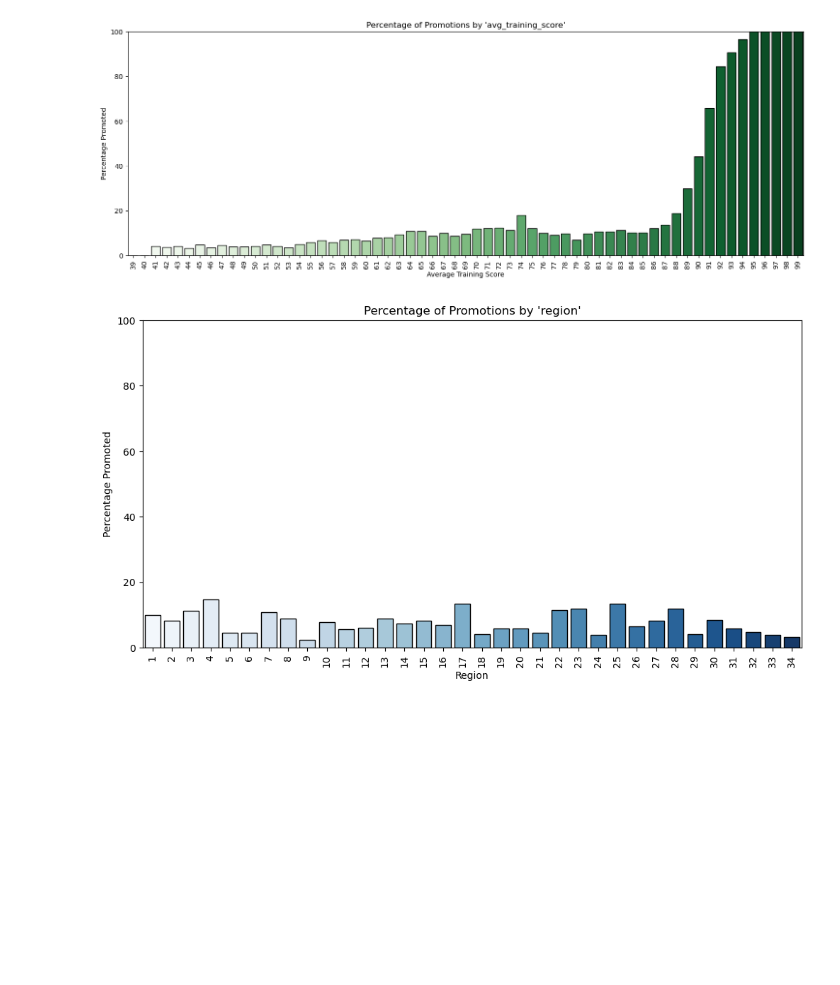
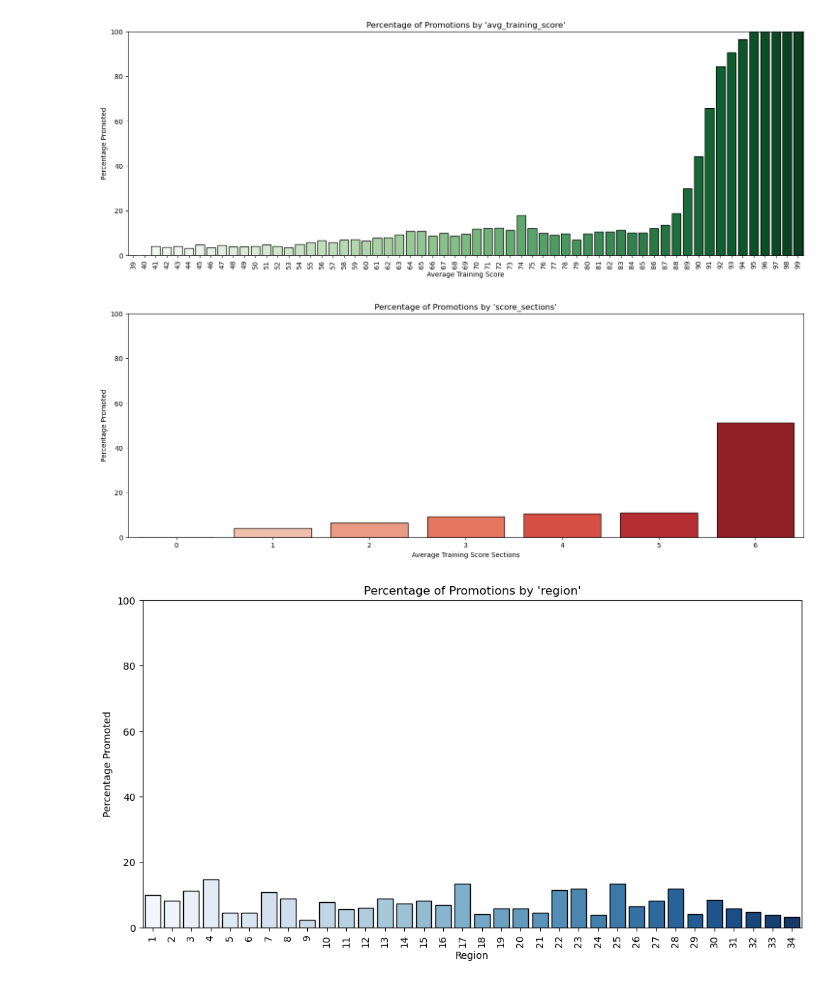
Before and after one commit to NoaAmichai/HR-Analytics, a Jupyter notebook: HR Analytics.ipynb, the cells around one changed output. Saved outputs shown, nothing was run; the diff lists cells and outputs as text; code cells hidden in the pictures; blank space fills up the shorter version.

```diff
--- a/HR Analytics.ipynb
+++ b/HR Analytics.ipynb
@@ -177,6 +177,30 @@ plt.xticks(rotation=90)
 plt.show()
 # %% [output]
 [figure]
+# %%
+# We will attempt to partition the column into multiple segments.
+
+# Define the bin edges and labels
+bin_edges = [0, 40, 53, 60, 70 ,80,87,99]  # Adjust the bin edges as needed
+bin_labels = [0, 1, 2, 3, 4, 5, 6]  # Numeric labels for each bin
+
+# Use pd.cut to create sections and map them to numerical values
+df['score_sections'] = pd.cut(df['avg_training_score'], bins=bin_edges, labels=bin_labels, include_lowest=True)
+
+# Group the data by 'score_sections' and calculate the percentage of promotions
+score_promotion_percentage = df.groupby('score_sections')['is_promoted'].mean() * 100
+
+# Plot a bar chart for the percentage of promotions
+plt.figure(figsize=(18, 6))
+sns.barplot(x=score_promotion_percentage.index, y=score_promotion_percentage.values, palette='Reds',linewidth=1, edgecolor="black")
+plt.title("Percentage of Promotions by 'score_sections'")
+plt.xlabel("Average Training Score Sections")
+plt.ylabel("Percentage Promoted")
+plt.ylim(0, 100)  # Set the y-axis limit to show percentages
+
+plt.show()
+# %% [output]
+[figure, added]
 # %%
 # Group the data by 'region' and calculate the percentage of promotions
 region_promotion_percentage = df.groupby('region')['is_promoted'].mean() * 100
```
Also changed, not shown: parts of 11 cells of this notebook.
